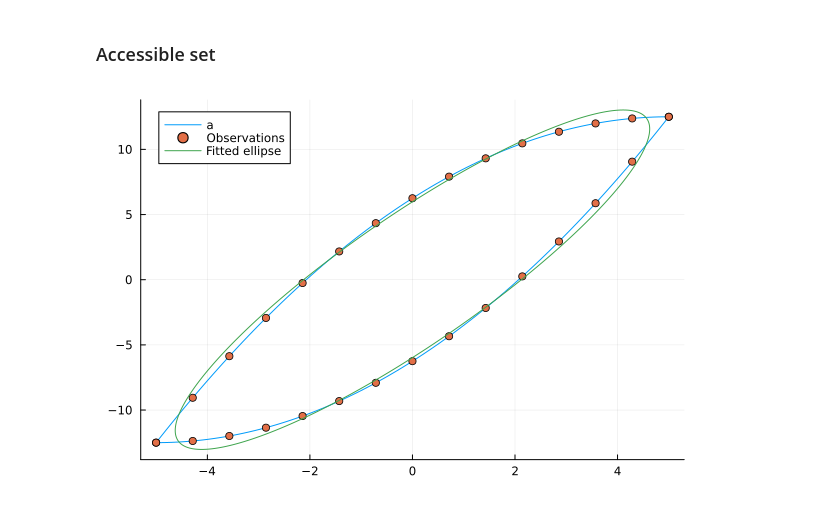
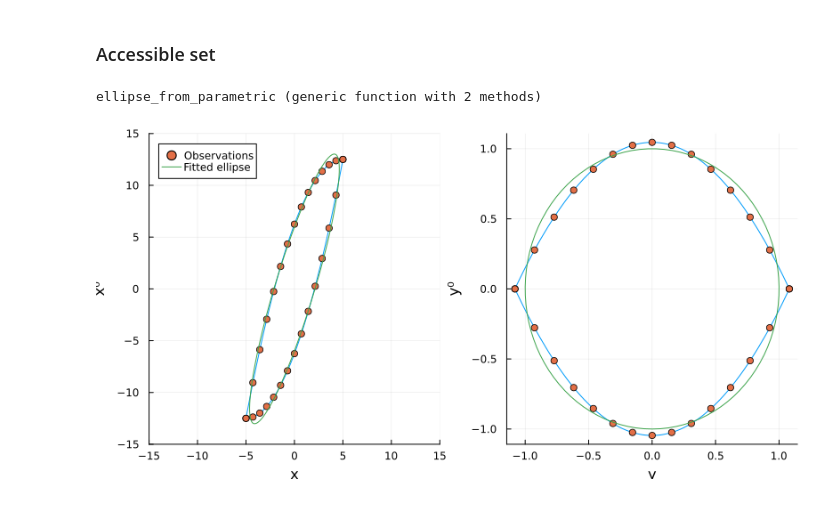
Before and after one commit to control-toolbox/GeometricPreconditioner.jl, a Jupyter notebook: 2D-trueH_Augmented.ipynb, the cells around one changed output. Cells and saved outputs as stored; diff of their text form; code cells hidden in the pictures.

```diff
--- a/2D-trueH_Augmented.ipynb
+++ b/2D-trueH_Augmented.ipynb
@@ -110,7 +110,7 @@ jS₂(ξ) = ForwardDiff.jacobian(p0 -> [S₂(p0[1])], ξ)         # compute jaco
 jS₁!(js₁, ξ) = (js₁[:] .= jS₁(ξ); nothing)                  # intermediate function
 jS₂!(js₂, ξ) = (js₂[:] .= jS₂(ξ); nothing)                  # intermediate function
 
-ξ = [-0.5]                                                  # initial guess
+ξ = [-0.9]                                                  # initial guess
 println("Evaluation on ξ : ", S₂(ξ[1]))
 println("Jacobian on ξ : ", jS₂(ξ)[1])
 
@@ -156,28 +156,70 @@ Iter     f(x) inf-norm    Step 2-norm      Step time
 [figure]
 # %% [markdown]
 ### Accessible set
+# %%
+function fit_ellipse(x, y)
+    M = hcat(x.^2, x.*y, y.^2, x, y)            # quadratic form of ellipse
+    p = M\ones(length(x))                       # fit parameters for the ellipse
+    A, B, C, D, E = p
+    F = -1.0
+    # Calculate the parameters from quadratic:
+    Δ = B^2 - 4*A*C
+    Λ = (A-C)^2 + B^2
+    b, a = [-sqrt(clamp( 2*(A*E^2 + C*D^2 - B*D*E + Δ*F)*
+            ( (A+C) + op(sqrt(Λ)) ), 0, Inf)) / Δ   for op in (+, -)]
+    θ = atan(-B, C-A)/2
+    c = [(2*C*D - B*E)/Δ, (2*A*E - B*D)/Δ]
+    return a, b, -θ+Base.π/2, c
+end
+function ellipse_from_parametric(a, b, θ, c, N = 1000)
+    x  = (t) -> c[1] + a*cos(θ)*cos(t) - b*sin(θ)*sin(t)
+    x⁰ = (t) -> c[2] + a*sin(θ)*cos(t) + b*cos(θ)*sin(t)
+    ts = range(-Base.π, Base.π; length = N)
+    return [x⁰.(ts), x.(ts)]
+end
+# %% [output]
+ellipse_from_parametric (generic function with 2 methods)
 # %%
 n = 15
 n_ = 100
 p0 = [[[-1, i] for i ∈ range(-tf, 0, n)];
       [[1, i] for i ∈ range(tf, 0, n)]]
 p0_ = [[[-1, i] for i ∈ range(-tf, 0, n_)];
        [[1, i] for i ∈ range(tf, 0, n_)]]
 
 x = zeros(2, 2*n); p = zeros(2,2*n)
 for i = 1:length(p0)
     x[:,i], p[:,i] = ϕ(t0, x0, p0[i], tf)
 end
 x_ = zeros(2, 2*n_); p_ = zeros(2, 2*n_)
 for i = 1:length(p0_)
     x_[:,i], p_[:,i] = ϕ(t0, x0, p0_[i], tf)
 end
 
-a, b, θ, c₀, c₁, p = fit_ellipse(x[2,:], x[1,:])
-xₑ, yₑ = ellipse_from_parametric(a, b, θ, x₀, y₀, 1000)
+a, b, θ, c = fit_ellipse(x[1,:], x[2,:])
+r(β) = [[cos(β), sin(β)] [-sin(β), cos(β)]]     # 2x2 rotation matrix
+s(a,b) = [[a,0] [0,b]]                          # 2x2 scale matrix
+β = range(-Base.π, Base.π; length = 100)
+xₑ = r(-θ)*s(a,b)*transpose(reduce(hcat,[sin.(β), cos.(β)])).+c
 
-plot(x_[2,:],x_[1,:], label="a")
-scatter!(x[2,:],x[1,:], label="Observations", legend=:topleft)
-plot!(xₑ, yₑ, label = "Fitted ellipse")
+d = (a*sin(θ))/(b*cos(θ))
+β₀ = atan(d)
+φ(x) = r(-β₀)*s(1/a,1/b)*r(θ)*(x.-c)
+
+y_ = φ(x_)
+y = φ(x)
+yₑ = φ(xₑ)
+
+plt_x = plot(x_[2,:], x_[1,:], label = "")
+scatter!(x[2,:], x[1,:], label="Observations", legend = :topleft)
+plot!(xₑ[2,:], xₑ[1,:], label = "Fitted ellipse")
+plot!(xlim = [-15,15], ylim = [-15,15], xlabel = "x", ylabel = "x⁰")
+
+plt_y = plot(y_[2,:], y_[1,:], label = "")
+scatter!(y[2,:], y[1,:], label="")
+plot!(yₑ[2,:], yₑ[1,:], label = "")
+plot!( xlabel = "y", ylabel = "y⁰")
+
+plot(plt_x, plt_y, layout = (1,2), size=(800, 400))
 # %% [output]
-[figure, old version]
+[figure, new version]
```
Also changed, not shown: parts of 4 cells of this notebook, 1 other file.
